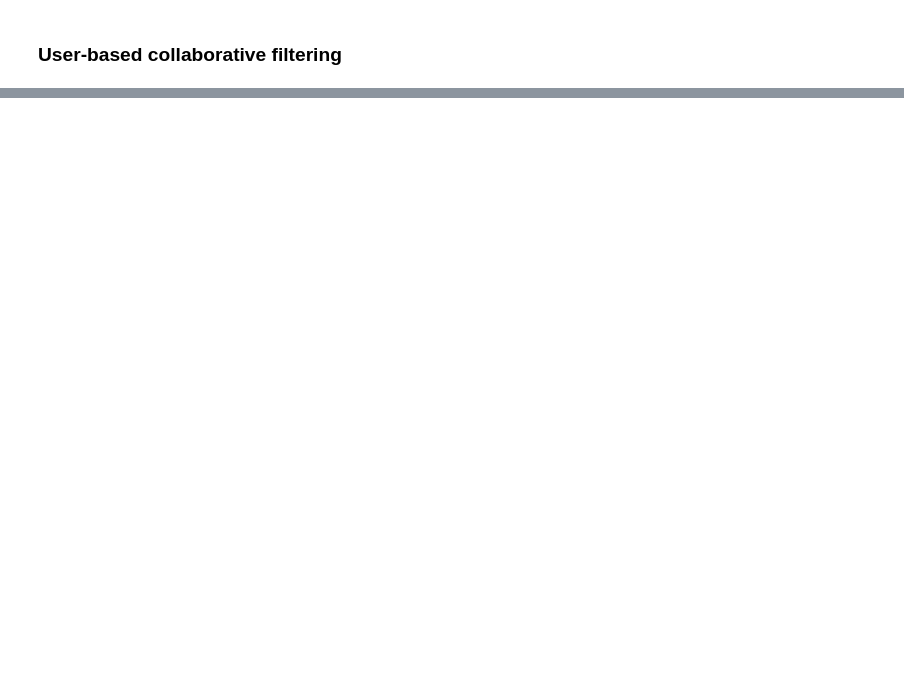
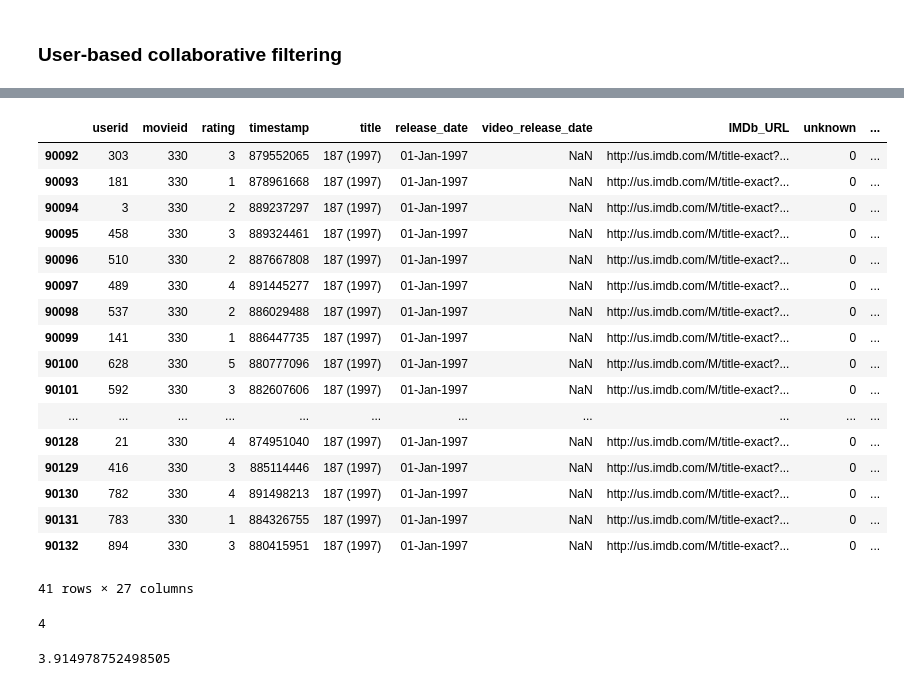
Before and after one commit to AASF-IIITM/Movie-Recommendation-System, a Jupyter notebook: MovieLens.ipynb, the cells around one changed output, grey strips where cells are left out. Cells and saved outputs as stored; diff of their text form; code cells hidden in the pictures; blank space fills up the shorter version.

Commit message:
Task #2: Add user-based and item-based CF

```diff
--- a/MovieLens.ipynb
+++ b/MovieLens.ipynb
@@ -216,3 +211,5 @@ sns.countplot(x="variable", hue="value", data=pd.melt(df))
 [figure]
 # %% [markdown]
 # Task 2) Memory-Based Method
+# %%
+ratings_items=pd.merge(ratings,items)
@@ -220,0 +318,29 @@ sns.countplot(x="variable", hue="value", data=pd.melt(df))
+# %%
+ratings_items[(ratings_items['title']=="187 (1997)")]
+# %% [output]
+|  | userid | movieid | rating | timestamp | title | release_date | video_release_date | IMDb_URL | unknown | ... |
+| 90092 | 303 | 330 | 3 | 879552065 | 187 (1997) | 01-Jan-1997 | NaN | http://us.imdb.com/M/title-exact?... | 0 | ... |
+| 90093 | 181 | 330 | 1 | 878961668 | 187 (1997) | 01-Jan-1997 | NaN | http://us.imdb.com/M/title-exact?... | 0 | ... |
+| 90094 | 3 | 330 | 2 | 889237297 | 187 (1997) | 01-Jan-1997 | NaN | http://us.imdb.com/M/title-exact?... | 0 | ... |
+| 90095 | 458 | 330 | 3 | 889324461 | 187 (1997) | 01-Jan-1997 | NaN | http://us.imdb.com/M/title-exact?... | 0 | ... |
+| 90096 | 510 | 330 | 2 | 887667808 | 187 (1997) | 01-Jan-1997 | NaN | http://us.imdb.com/M/title-exact?... | 0 | ... |
+| 90097 | 489 | 330 | 4 | 891445277 | 187 (1997) | 01-Jan-1997 | NaN | http://us.imdb.com/M/title-exact?... | 0 | ... |
+| 90098 | 537 | 330 | 2 | 886029488 | 187 (1997) | 01-Jan-1997 | NaN | http://us.imdb.com/M/title-exact?... | 0 | ... |
+| 90099 | 141 | 330 | 1 | 886447735 | 187 (1997) | 01-Jan-1997 | NaN | http://us.imdb.com/M/title-exact?... | 0 | ... |
+| 90100 | 628 | 330 | 5 | 880777096 | 187 (1997) | 01-Jan-1997 | NaN | http://us.imdb.com/M/title-exact?... | 0 | ... |
+| 90101 | 592 | 330 | 3 | 882607606 | 187 (1997) | 01-Jan-1997 | NaN | http://us.imdb.com/M/title-exact?... | 0 | ... |
+| ... | ... | ... | ... | ... | ... | ... | ... | ... | ... | ... |
+| 90128 | 21 | 330 | 4 | 874951040 | 187 (1997) | 01-Jan-1997 | NaN | http://us.imdb.com/M/title-exact?... | 0 | ... |
+| 90129 | 416 | 330 | 3 | 885114446 | 187 (1997) | 01-Jan-1997 | NaN | http://us.imdb.com/M/title-exact?... | 0 | ... |
+| 90130 | 782 | 330 | 4 | 891498213 | 187 (1997) | 01-Jan-1997 | NaN | http://us.imdb.com/M/title-exact?... | 0 | ... |
+| 90131 | 783 | 330 | 1 | 884326755 | 187 (1997) | 01-Jan-1997 | NaN | http://us.imdb.com/M/title-exact?... | 0 | ... |
+| 90132 | 894 | 330 | 3 | 880415951 | 187 (1997) | 01-Jan-1997 | NaN | http://us.imdb.com/M/title-exact?... | 0 | ... |
+41 rows × 27 columns
+# %%
+users=list()
+for user in top100_corr_users.keys():
+    if ratings_items[(ratings_items['userid']==user) & (ratings_items['title']=="187 (1997)")]['rating'].sum():
+        users.append(user)
+print(len(users))
+# %% [output]
+4
@@ -220,0 +360,4 @@ sns.countplot(x="variable", hue="value", data=pd.melt(df))
+# %%
+print(predict("Toy Story (1995)"))
+# %% [output]
+3.914978752498505
```
Also changed, not shown: parts of 31 cells of this notebook.
